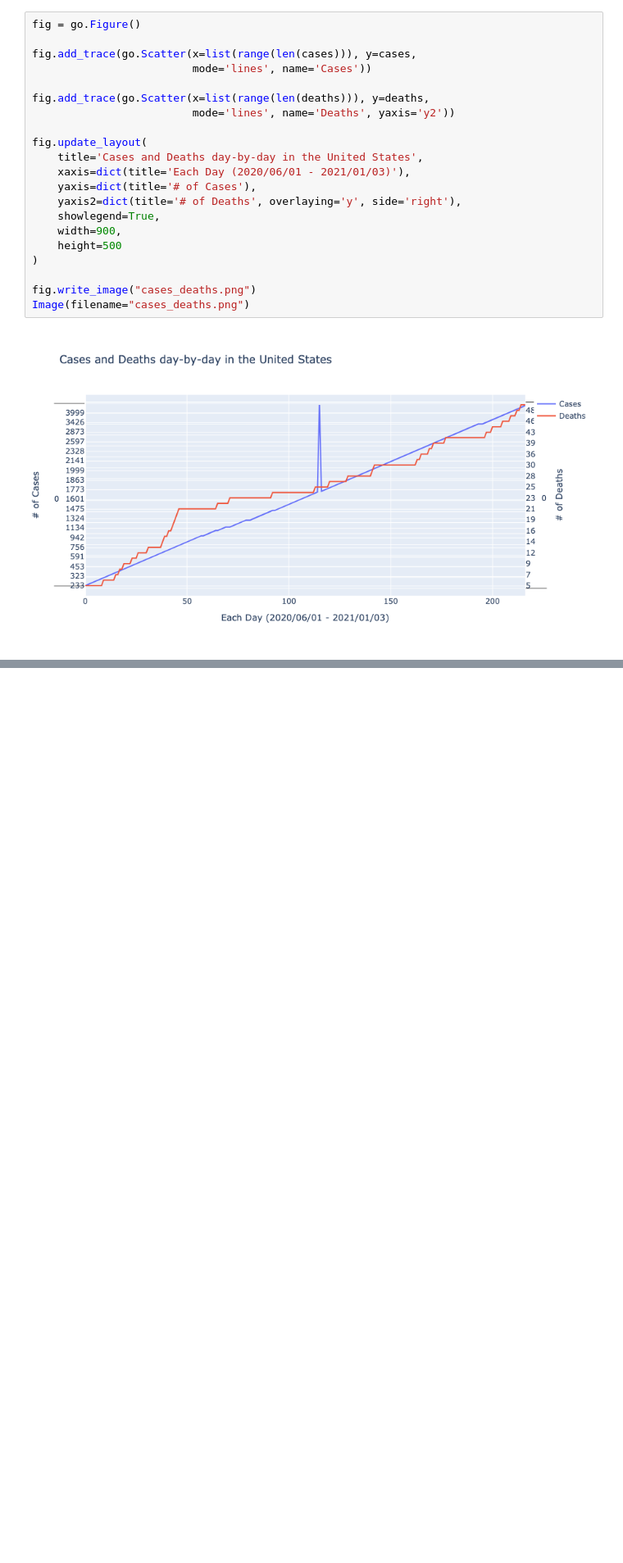
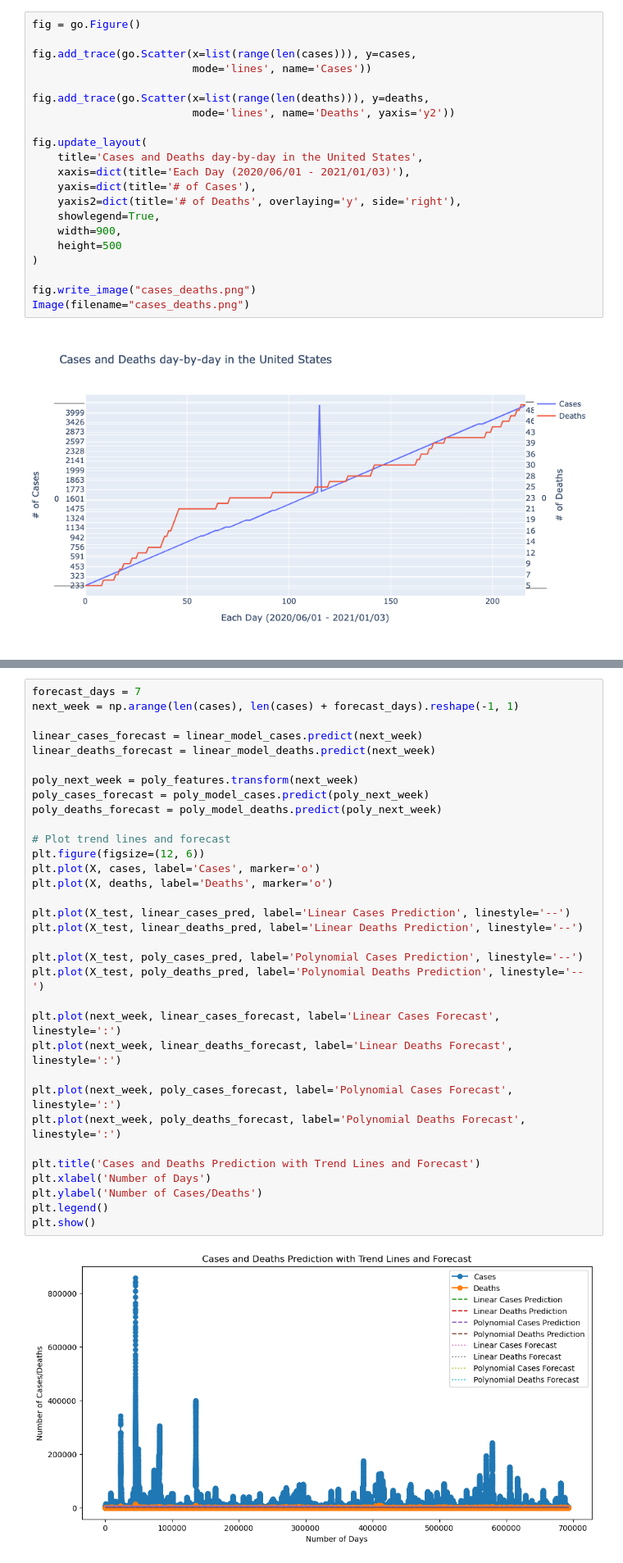
Before and after one commit to usman-z/CSC_405, a Jupyter notebook: Team/Project Stage IV/Team.ipynb, the cells around one changed output, grey strips where cells are left out. Shown: that part at 82% size. Drawn from its saved outputs; the diff is of its cells as text; blank space fills up the shorter version.

```diff
--- a/Team/Project Stage IV/Team.ipynb
+++ b/Team/Project Stage IV/Team.ipynb
@@ -77,0 +138,35 @@ Image(filename="cases_deaths.png")
+# %%
+forecast_days = 7
+next_week = np.arange(len(cases), len(cases) + forecast_days).reshape(-1, 1)
+
+linear_cases_forecast = linear_model_cases.predict(next_week)
+linear_deaths_forecast = linear_model_deaths.predict(next_week)
+
+poly_next_week = poly_features.transform(next_week)
+poly_cases_forecast = poly_model_cases.predict(poly_next_week)
+poly_deaths_forecast = poly_model_deaths.predict(poly_next_week)
+
+# Plot trend lines and forecast
+plt.figure(figsize=(12, 6))
+plt.plot(X, cases, label='Cases', marker='o')
+plt.plot(X, deaths, label='Deaths', marker='o')
+
+plt.plot(X_test, linear_cases_pred, label='Linear Cases Prediction', linestyle='--')
+plt.plot(X_test, linear_deaths_pred, label='Linear Deaths Prediction', linestyle='--')
+
+plt.plot(X_test, poly_cases_pred, label='Polynomial Cases Prediction', linestyle='--')
+plt.plot(X_test, poly_deaths_pred, label='Polynomial Deaths Prediction', linestyle='--')
+
+plt.plot(next_week, linear_cases_forecast, label='Linear Cases Forecast', linestyle=':')
+plt.plot(next_week, linear_deaths_forecast, label='Linear Deaths Forecast', linestyle=':')
+
+plt.plot(next_week, poly_cases_forecast, label='Polynomial Cases Forecast', linestyle=':')
+plt.plot(next_week, poly_deaths_forecast, label='Polynomial Deaths Forecast', linestyle=':')
+
+plt.title('Cases and Deaths Prediction with Trend Lines and Forecast')
+plt.xlabel('Number of Days')
+plt.ylabel('Number of Cases/Deaths')
+plt.legend()
+plt.show()
+# %% [output]
+[figure, added]
```
Also changed, not shown: parts of 2 cells of this notebook, 1 other file.
